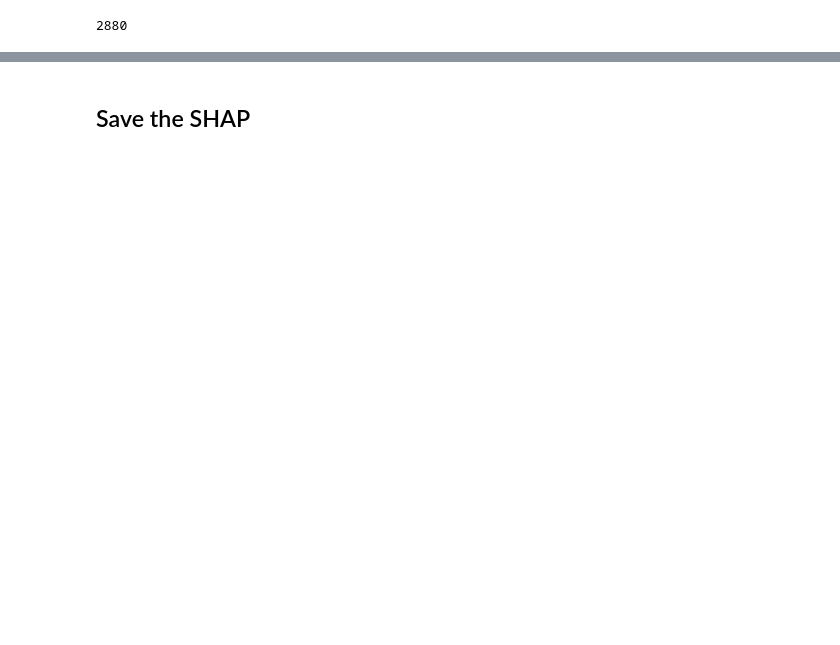
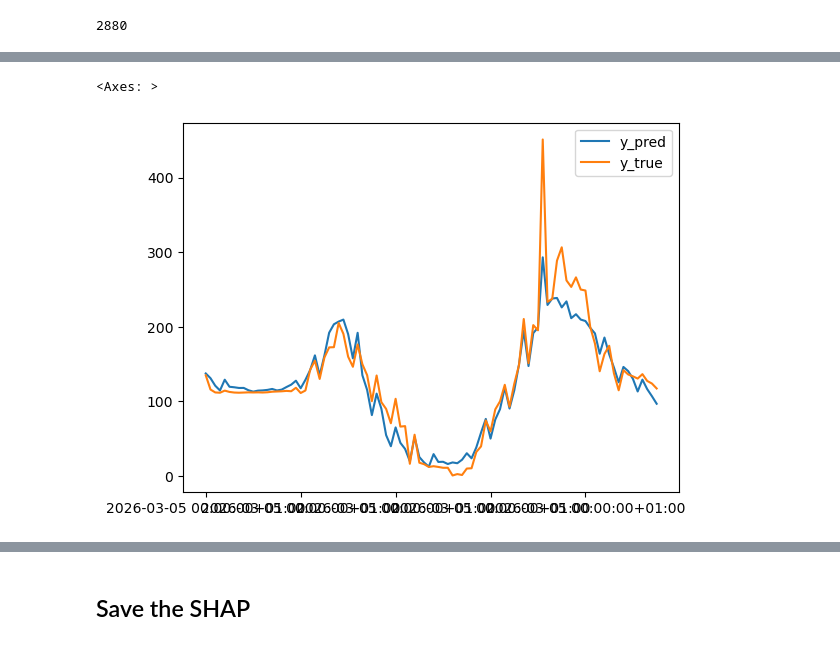
Before and after one commit to miguff/HUPX_price_forecasting, a Jupyter notebook: lightm_optuna.ipynb, the cells around one changed output, grey strips where cells are left out. Drawn from its saved outputs; the diff is of its cells as text; code cells hidden in the pictures; blank space fills up the shorter version.

```diff
--- a/lightm_optuna.ipynb
+++ b/lightm_optuna.ipynb
@@ -254,3 +265,5 @@ Final test MAE: 19.276580809994233
 print(len(test_res["days"]))
 # %% [output]
 2880
+# %%
+test_df = pd.DataFrame(data={"y_pred" : test_res["y_pred"], "y_true": test_res["y_true"]}, index=test_res["days"])
@@ -257,3 +286,8 @@ print(len(test_res["days"]))
+# %%
+test_df.iloc[-96*9:-96*8].plot()
+# %% [output]
+<Axes: >
+[figure, added]
 # %%
 def fit_final_model_before_test(
     ds,
```
Also changed, not shown: parts of 6 cells of this notebook.
